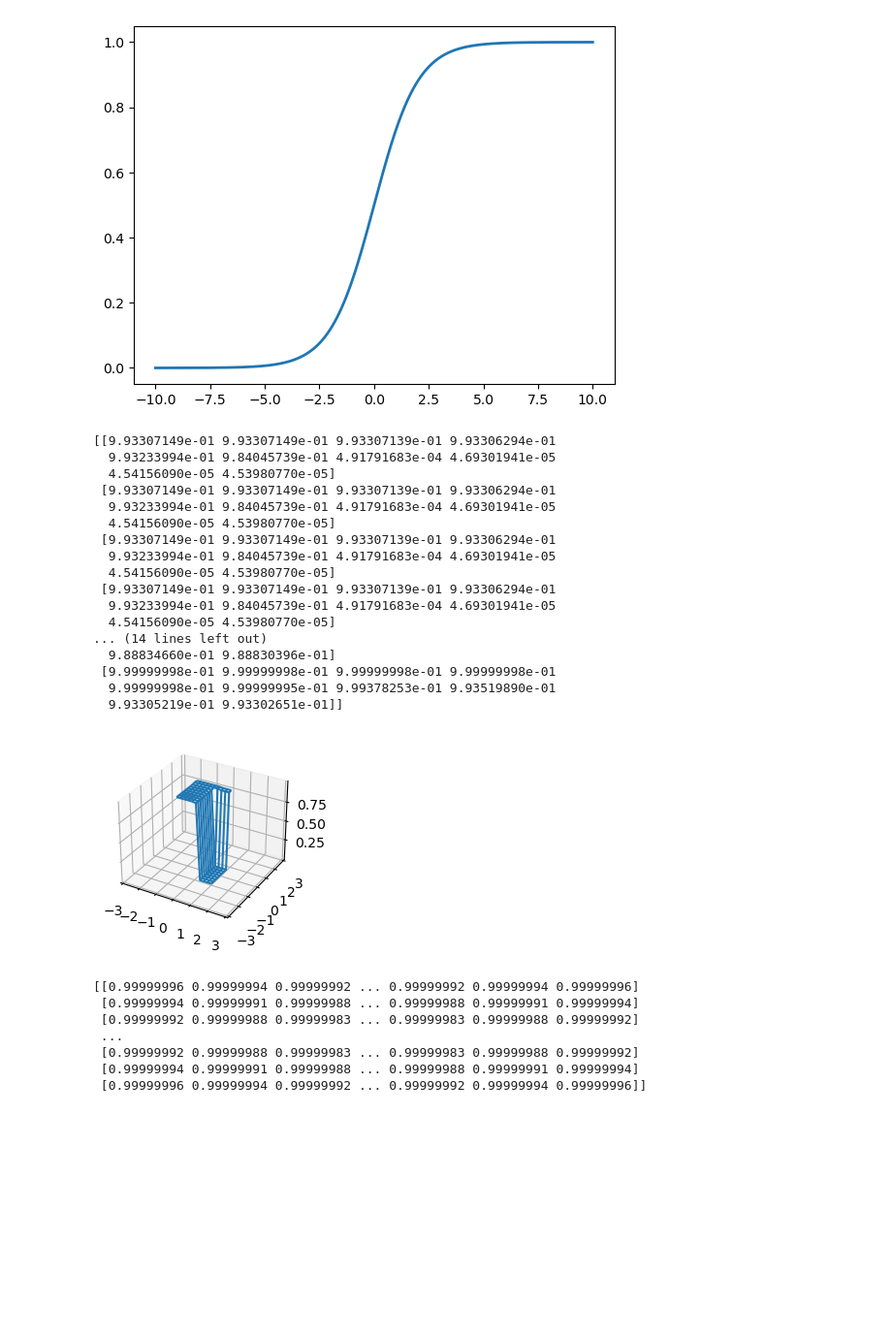
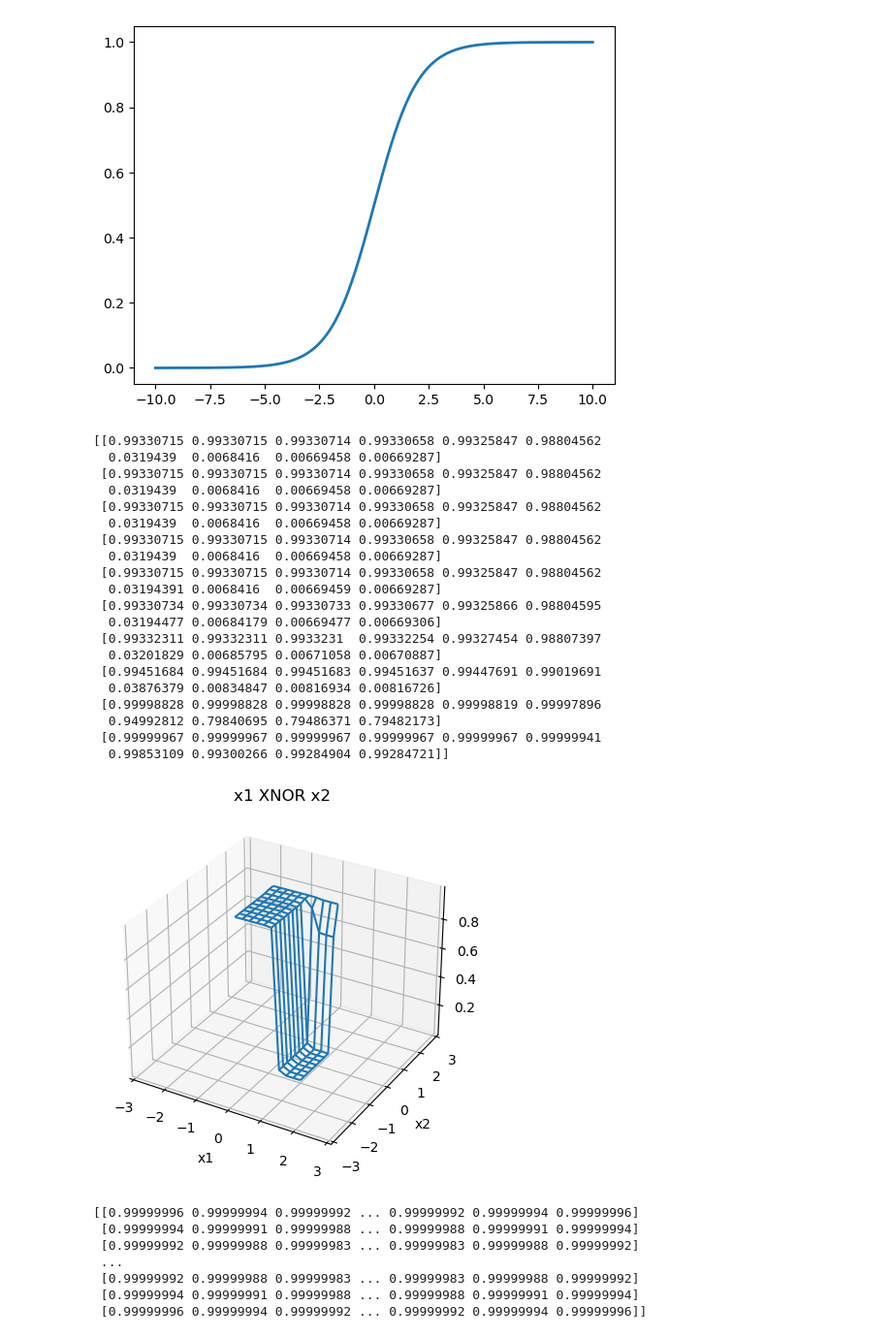
Before and after one commit to colamini/Blog, a Jupyter notebook: articles/数学基础/常见函数方程及其图像.ipynb, the cells around one changed output. Shown: that part at 97% size. Saved outputs shown, nothing was run; the diff lists cells and outputs as text; code cells hidden in the pictures; blank space fills up the shorter version.

```diff
--- a/articles/数学基础/常见函数方程及其图像.ipynb
+++ b/articles/数学基础/常见函数方程及其图像.ipynb
@@ -159,55 +159,60 @@ import matplotlib.pyplot as plt
 from matplotlib import cm
 import numpy as np
 import pandas as pd
 import matplotlib.ticker as ticker
 
 def g(x):
     return 1 / (1 + pow(np.e, -x))
 
 X1 = np.linspace(-1, 1, 10)
 X2 = np.linspace(-1, 1, 10)
 
-A1 = g(5 - 10 * X1 - 10 * X2)
-A2 = g(-20 + 15 * X1 + 15 * X2)
+A1 = g(-10 * X1 - 10 * X2 + 5)
+A2 = g(10 * X1 + 10 * X2 - 15)
 
 X1_new, X2_new = np.meshgrid(X1, X2)
 A1_new, A2_new = np.meshgrid(A1, A2)
 
-
-Y = g(-10 + 15 * A1_new + 15 * A2_new)
+Y = g(10 * A1_new + 10* A2_new - 5)
 
 print(Y)
 # Plot the surface
 fig, ax = plt.subplots(subplot_kw={"projection": "3d"})
 ax.set_xlim(-3,3)
 ax.set_ylim(-3,3)
+ax.set_title('x1 XNOR x2')
+ax.set_xlabel('x1')
+ax.set_ylabel('x2')
 ax.xaxis.set_major_locator(ticker.MultipleLocator(1))
 ax.yaxis.set_major_locator(ticker.MultipleLocator(1))
 # ax.plot_trisurf(X1_new, X2_new, Y)
 # plt.plot(X1_new, X2_new, 'b--')
 ax.plot_wireframe(X1_new, X2_new, Y)
 
 
 plt.show()
 # %% [output]
-[[9.93307149e-01 9.93307149e-01 9.93307139e-01 9.93306294e-01
-  9.93233994e-01 9.84045739e-01 4.91791683e-04 4.69301941e-05
-  4.54156090e-05 4.53980770e-05]
- [9.93307149e-01 9.93307149e-01 9.93307139e-01 9.93306294e-01
-  9.93233994e-01 9.84045739e-01 4.91791683e-04 4.69301941e-05
-  4.54156090e-05 4.53980770e-05]
- [9.93307149e-01 9.93307149e-01 9.93307139e-01 9.93306294e-01
-  9.93233994e-01 9.84045739e-01 4.91791683e-04 4.69301941e-05
-  4.54156090e-05 4.53980770e-05]
- [9.93307149e-01 9.93307149e-01 9.93307139e-01 9.93306294e-01
-  9.93233994e-01 9.84045739e-01 4.91791683e-04 4.69301941e-05
-  4.54156090e-05 4.53980770e-05]
-... (14 lines left out)
-  9.88834660e-01 9.88830396e-01]
- [9.99999998e-01 9.99999998e-01 9.99999998e-01 9.99999998e-01
-  9.99999998e-01 9.99999995e-01 9.99378253e-01 9.93519890e-01
-  9.93305219e-01 9.93302651e-01]]
+[[0.99330715 0.99330715 0.99330714 0.99330658 0.99325847 0.98804562
+  0.0319439  0.0068416  0.00669458 0.00669287]
+ [0.99330715 0.99330715 0.99330714 0.99330658 0.99325847 0.98804562
+  0.0319439  0.0068416  0.00669458 0.00669287]
+ [0.99330715 0.99330715 0.99330714 0.99330658 0.99325847 0.98804562
+  0.0319439  0.0068416  0.00669458 0.00669287]
+ [0.99330715 0.99330715 0.99330714 0.99330658 0.99325847 0.98804562
+  0.0319439  0.0068416  0.00669458 0.00669287]
+ [0.99330715 0.99330715 0.99330714 0.99330658 0.99325847 0.98804562
+  0.03194391 0.0068416  0.00669459 0.00669287]
+ [0.99330734 0.99330734 0.99330733 0.99330677 0.99325866 0.98804595
+  0.03194477 0.00684179 0.00669477 0.00669306]
+ [0.99332311 0.99332311 0.9933231  0.99332254 0.99327454 0.98807397
+  0.03201829 0.00685795 0.00671058 0.00670887]
+ [0.99451684 0.99451684 0.99451683 0.99451637 0.99447691 0.99019691
+  0.03876379 0.00834847 0.00816934 0.00816726]
+ [0.99998828 0.99998828 0.99998828 0.99998828 0.99998819 0.99997896
+  0.94992812 0.79840695 0.79486371 0.79482173]
+ [0.99999967 0.99999967 0.99999967 0.99999967 0.99999967 0.99999941
+  0.99853109 0.99300266 0.99284904 0.99284721]]
-[figure, old version]
+[figure, new version]
 # %%
 import matplotlib.pyplot as plt
 from matplotlib import cm
```
Also changed, not shown: 15 other files.
